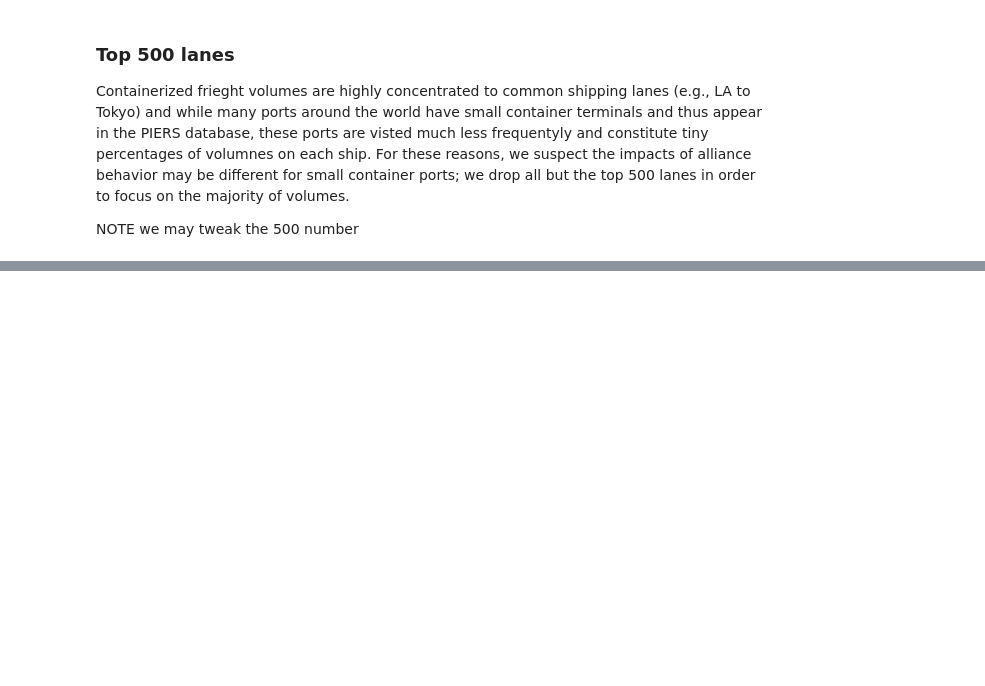
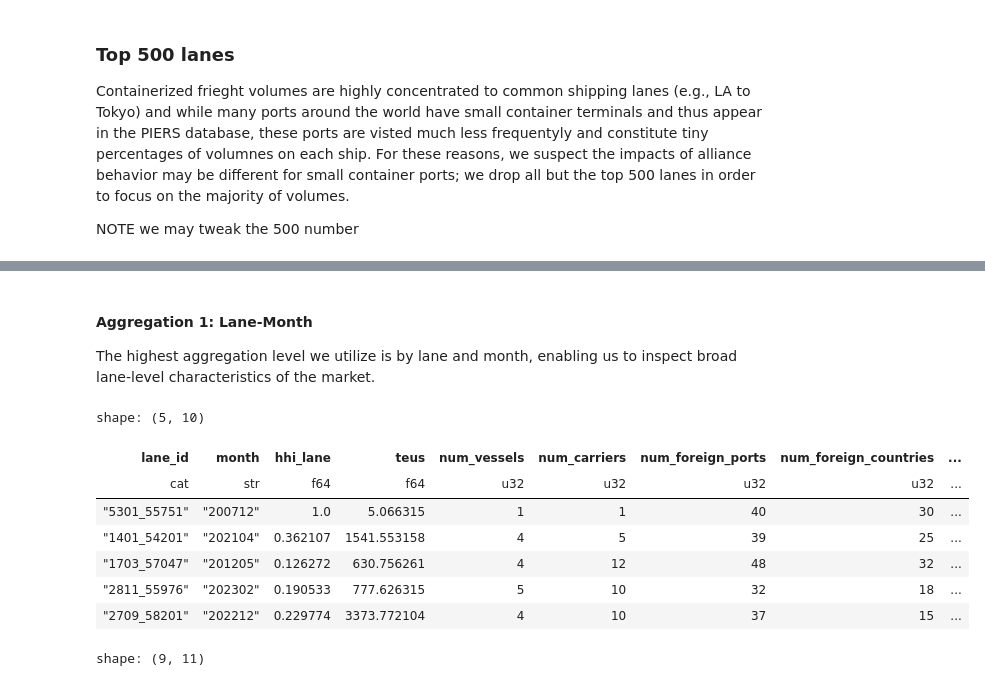
Before and after one commit to epistemetrica/Ocean-Carrier-Alliances-Project, a Jupyter notebook: analysis/oca_analyze_usda.ipynb, the cells around one changed output, grey strips where cells are left out. Saved outputs shown, nothing was run; the diff lists cells and outputs as text; code cells hidden in the pictures; blank space fills up the shorter version.

```diff
--- a/analysis/oca_analyze_usda.ipynb
+++ b/analysis/oca_analyze_usda.ipynb
@@ -323,0 +225,80 @@ shape: (9, 8)
+# %% [markdown]
+
+#### Aggregation 1: Lane-Month
+
+The highest aggregation level we utilize is by lane and month, enabling us to inspect broad lane-level characteristics of the market.
+# %%
+#main aggregation
+lane_month_lf = (
+    main_lf
+    .with_columns(
+        #number of foreign ports accessible from us port
+        num_foreign_ports = (pl.col('dest_port_code').unique().count()
+                             .over('month', 'origin_port_code')),
+        #number of foreign countries accessible from us port
+        num_foreign_countries = (pl.col('dest_territory').unique().count()
+                                 .over('month', 'origin_port_code')),
+        #number of foreign regions accessible from us port
+        num_foreign_regions = (pl.col('dest_region').unique().count()
+                                 .over('month', 'origin_port_code'))
+    )
+    .group_by('lane_id', 'month', 'scac')
+    .agg(
+        teus = pl.col('teus').sum(),
+        num_vessels = pl.col('vessel_id').unique().count(),
+        num_foreign_ports = pl.col('num_foreign_ports').first(),
+        num_foreign_countries = pl.col('num_foreign_countries').first(),
+        num_foreign_regions = pl.col('num_foreign_regions').first()
+        #NOTE num ports and countries are unique to each lane and month
+    )
+    #get market share of each carrier for the lane and month
+    .with_columns(
+        ms_carrier = ((pl.col('teus')/
+                      (pl.col('teus').sum().over('lane_id', 'month'))))
+    )
+    #final grouping
+    .group_by('lane_id', 'month')
+    .agg(
+        hhi_lane = (pl.col('ms_carrier')**2).sum(),
+        teus = pl.col('teus').sum(),
+        num_vessels = pl.col('num_vessels').unique().count(),
+        num_carriers = pl.col('scac').unique().count(),
+        num_foreign_ports = pl.col('num_foreign_ports').first(),
+        num_foreign_countries = pl.col('num_foreign_countries').first(),
+        num_foreign_regions = pl.col('num_foreign_regions').first()
+    )
+
+)
+
+#aggregate vessel capacities
+lane_cap_lf = (
+    main_lf
+    #aggregate
+    .group_by('lane_id', 'month', 'vessel_id')
+    .agg(pl.col('vessel_capacity').first())
+    .group_by('lane_id', 'month')
+    .agg(pl.col('vessel_capacity').sum().alias('lane_capacity'))
+)
+
+#merge vessel capacities into lane-month lf
+lane_month_lf = (
+    lane_month_lf
+    .join(
+        lane_cap_lf,
+        on=['lane_id', 'month'],
+        how='left'
+    )
+)
+
+display(lane_month_lf.limit(5).collect())
+lane_month_lf.describe()
+# %% [output]
+shape: (5, 10)
+| lane_id | month | hhi_lane | teus | num_vessels | num_carriers | num_foreign_ports | num_foreign_countries | ... |
+| cat | str | f64 | f64 | u32 | u32 | u32 | u32 | ... |
+| "5301_55751" | "200712" | 1.0 | 5.066315 | 1 | 1 | 40 | 30 | ... |
+| "1401_54201" | "202104" | 0.362107 | 1541.553158 | 4 | 5 | 39 | 25 | ... |
+| "1703_57047" | "201205" | 0.126272 | 630.756261 | 4 | 12 | 48 | 32 | ... |
+| "2811_55976" | "202302" | 0.190533 | 777.626315 | 5 | 10 | 32 | 18 | ... |
+| "2709_58201" | "202212" | 0.229774 | 3373.772104 | 4 | 10 | 37 | 15 | ... |
+shape: (9, 11)
```
Also changed, not shown: parts of 15 cells of this notebook.
